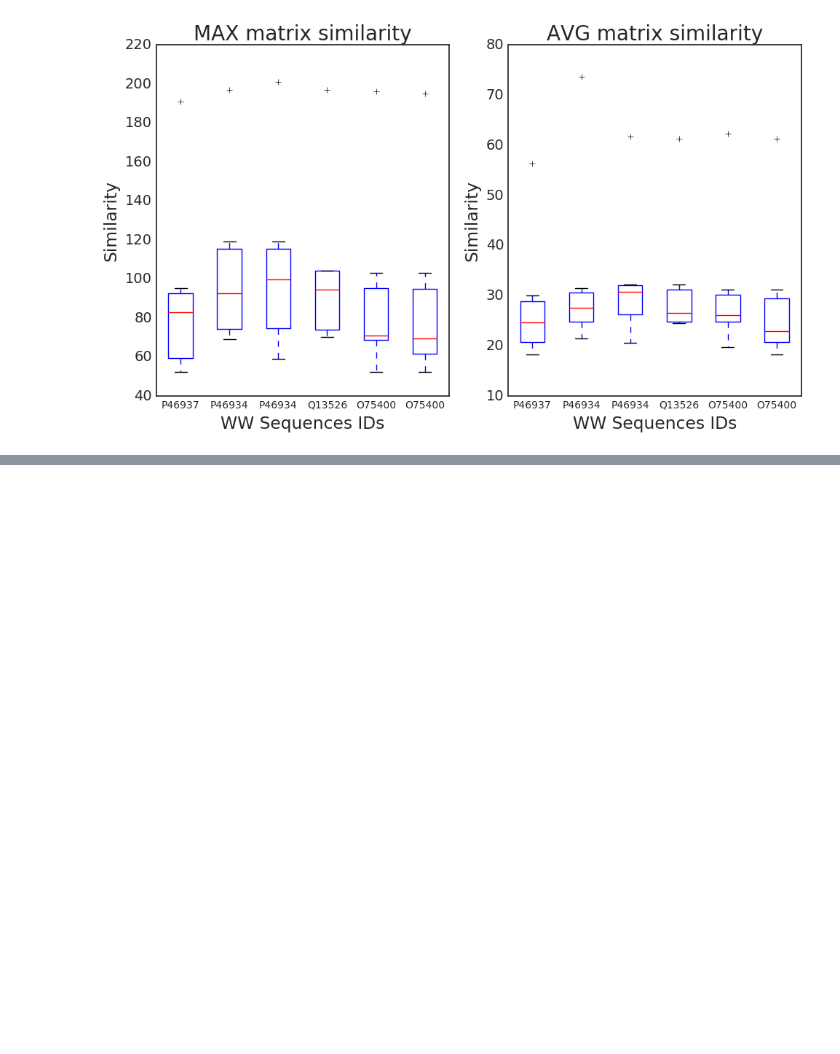
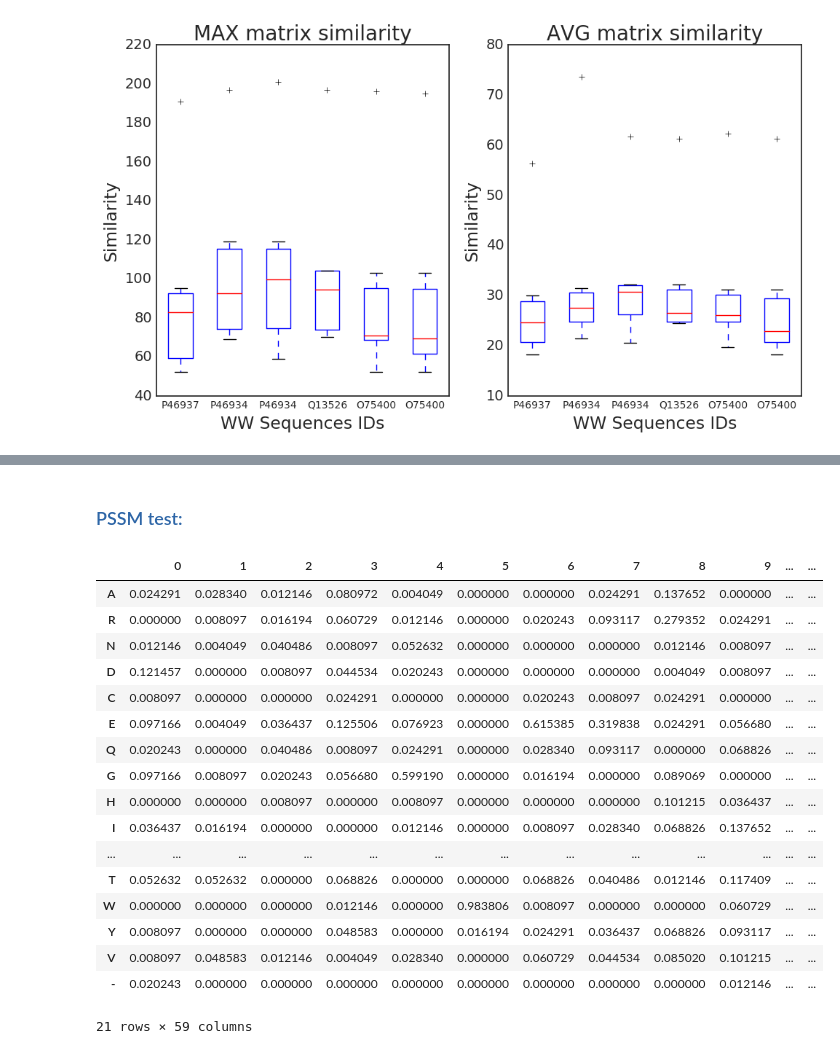
Before and after one commit to AlbertoParravicini/bioinformatics-ulb, a Jupyter notebook: assignment-1/src/Assignment 1.ipynb, the cells around one changed output, grey strips where cells are left out. Cells and saved outputs as stored; diff of their text form; code cells hidden in the pictures; blank space fills up the shorter version.

```diff
--- a/assignment-1/src/Assignment 1.ipynb
+++ b/assignment-1/src/Assignment 1.ipynb
@@ -1843,0 +2020,2 @@ With a p-value of $0.6$, we cannot really reject the hypothesis that the 2 popul
+# %% [markdown]
+### <span style="color:#2E66A7"> PSSM test:</span>
@@ -1843,0 +2026,21 @@ With a p-value of $0.6$, we cannot really reject the hypothesis that the 2 popul
+# %%
+freq_matrix
+# %% [output]
+|  | 0 | 1 | 2 | 3 | 4 | 5 | 6 | 7 | 8 | 9 | ... | ... |
+| A | 0.024291 | 0.028340 | 0.012146 | 0.080972 | 0.004049 | 0.000000 | 0.000000 | 0.024291 | 0.137652 | 0.000000 | ... | ... |
+| R | 0.000000 | 0.008097 | 0.016194 | 0.060729 | 0.012146 | 0.000000 | 0.020243 | 0.093117 | 0.279352 | 0.024291 | ... | ... |
+| N | 0.012146 | 0.004049 | 0.040486 | 0.008097 | 0.052632 | 0.000000 | 0.000000 | 0.000000 | 0.012146 | 0.008097 | ... | ... |
+| D | 0.121457 | 0.000000 | 0.008097 | 0.044534 | 0.020243 | 0.000000 | 0.000000 | 0.000000 | 0.004049 | 0.008097 | ... | ... |
+| C | 0.008097 | 0.000000 | 0.000000 | 0.024291 | 0.000000 | 0.000000 | 0.020243 | 0.008097 | 0.024291 | 0.000000 | ... | ... |
+| E | 0.097166 | 0.004049 | 0.036437 | 0.125506 | 0.076923 | 0.000000 | 0.615385 | 0.319838 | 0.024291 | 0.056680 | ... | ... |
+| Q | 0.020243 | 0.000000 | 0.040486 | 0.008097 | 0.024291 | 0.000000 | 0.028340 | 0.093117 | 0.000000 | 0.068826 | ... | ... |
+| G | 0.097166 | 0.008097 | 0.020243 | 0.056680 | 0.599190 | 0.000000 | 0.016194 | 0.000000 | 0.089069 | 0.000000 | ... | ... |
+| H | 0.000000 | 0.000000 | 0.008097 | 0.000000 | 0.008097 | 0.000000 | 0.000000 | 0.000000 | 0.101215 | 0.036437 | ... | ... |
+| I | 0.036437 | 0.016194 | 0.000000 | 0.000000 | 0.012146 | 0.000000 | 0.008097 | 0.028340 | 0.068826 | 0.137652 | ... | ... |
+| ... | ... | ... | ... | ... | ... | ... | ... | ... | ... | ... | ... | ... |
+| T | 0.052632 | 0.052632 | 0.000000 | 0.068826 | 0.000000 | 0.000000 | 0.068826 | 0.040486 | 0.012146 | 0.117409 | ... | ... |
+| W | 0.000000 | 0.000000 | 0.000000 | 0.012146 | 0.000000 | 0.983806 | 0.008097 | 0.000000 | 0.000000 | 0.060729 | ... | ... |
+| Y | 0.008097 | 0.000000 | 0.000000 | 0.048583 | 0.000000 | 0.016194 | 0.024291 | 0.036437 | 0.068826 | 0.093117 | ... | ... |
+| V | 0.008097 | 0.048583 | 0.012146 | 0.004049 | 0.028340 | 0.000000 | 0.060729 | 0.044534 | 0.085020 | 0.101215 | ... | ... |
+| - | 0.020243 | 0.000000 | 0.000000 | 0.000000 | 0.000000 | 0.000000 | 0.000000 | 0.000000 | 0.000000 | 0.012146 | ... | ... |
+21 rows × 59 columns
```
Also changed, not shown: parts of 26 cells of this notebook, 7 other files.
